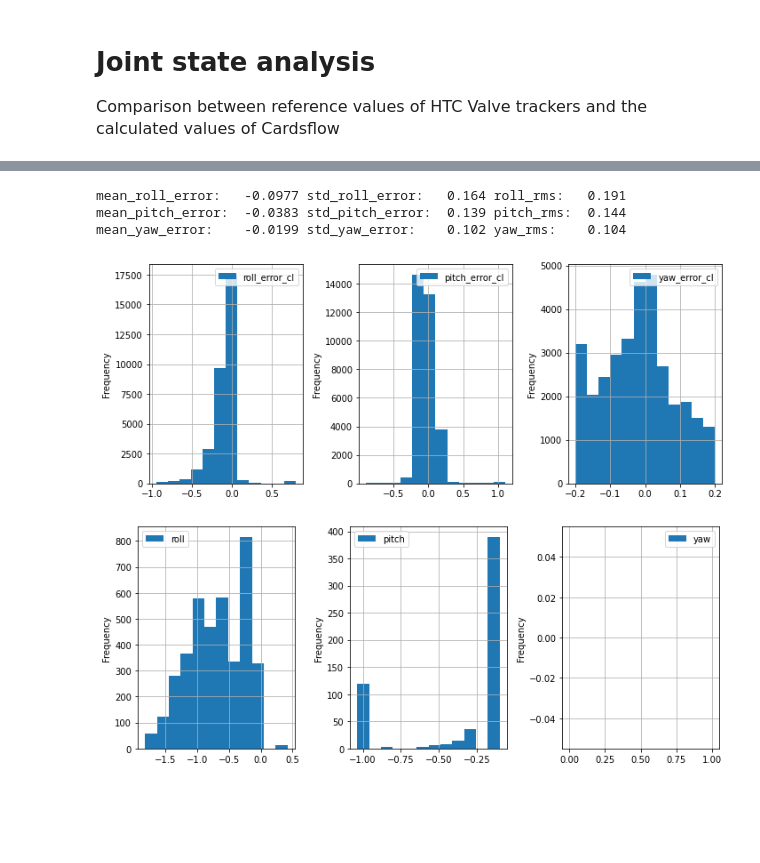
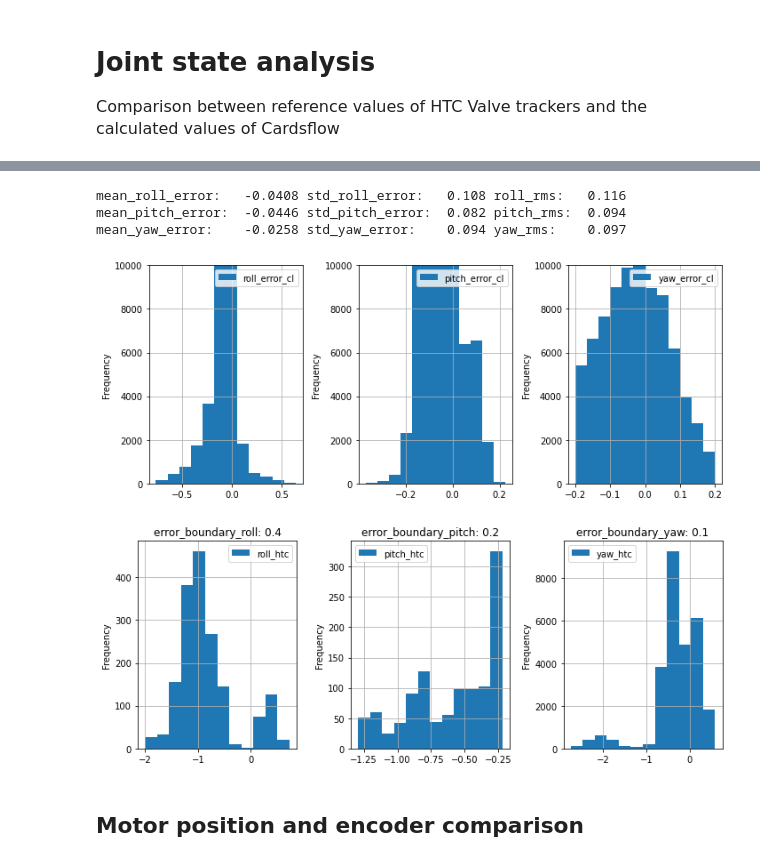
Before and after one commit to Roboy/joint_state_analysis, a Jupyter notebook: Data_Analysis_joint_states.ipynb, the cells around one changed output, grey strips where cells are left out. Cells and saved outputs as stored; diff of their text form; code cells hidden in the pictures; blank space fills up the shorter version.

```diff
--- a/Data_Analysis_joint_states.ipynb
+++ b/Data_Analysis_joint_states.ipynb
@@ -29,25 +20,36 @@ import matplotlib.pyplot as plt
 # %%
 # load dataset generated from the script write_data_from_rosbag_HTC_Cardsflow.py ...
 # which took data from rosbag recording
-dataset = pd.read_csv('/home/niels/Documents/Roboy/data/2021_05_17_shoulder_right_cf_data.log',delim_whitespace=True, header=0)
+dataset = pd.read_csv('/home/niels/Documents/Roboy/joint_state_analysis/data/2021_05_25_right_shoulder_60min_wdisp.log',delim_whitespace=True, header=0)
 # %%
 dataset = dataset.dropna()                                             # remove nan rows
-dataset['roll_error'] = dataset['roll']-dataset['roll_cf']     # error_roll
-dataset['pitch_error'] = dataset['pitch']-dataset['pitch_cf'] # error_pitch
-dataset['yaw_error'] = dataset['yaw']-dataset['yaw_cf']         # error_yaw
+dataset['roll_error'] = dataset['roll_htc']-dataset['roll_cf']     # error_roll
+dataset['pitch_error'] = dataset['pitch_htc']-dataset['pitch_cf'] # error_pitch
+dataset['yaw_error'] = dataset['yaw_htc']-dataset['yaw_cf']         # error_yaw
 
 # also put limits on HTC_tracker joint values
 # limit shoulder_right_axis0 (roll)  lower="-1.0" upper="0.3"
 # limit shoulder_right_axis1 (pitch) lower="-1.2" upper="0.0"
 # limit shoulder_right_axis2 (yaw)   lower="-0.1" upper="0.1"
-dataset['roll_clamped'] = dataset['roll'].clip(upper=0.3, lower=-1.0)
-dataset['pitch_clamped'] = dataset['pitch'].clip(upper=0.0, lower=-1.2)
-dataset['yaw_clamped'] = dataset['yaw'].clip(upper=0.1, lower=-0.1)
+dataset['roll_clamped'] = dataset['roll_htc'].clip(upper=0.3, lower=-1.0)
+dataset['pitch_clamped'] = dataset['pitch_htc'].clip(upper=0.0, lower=-1.2)
+dataset['yaw_clamped'] = dataset['yaw_htc'].clip(upper=0.1, lower=-0.1)
 
 
 dataset['roll_error_cl'] = dataset['roll_clamped']-dataset['roll_cf']    # error_roll
 dataset['pitch_error_cl'] = dataset['pitch_clamped']-dataset['pitch_cf'] # error_pitch
 dataset['yaw_error_cl'] = dataset['yaw_clamped']-dataset['yaw_cf']       # error_yaw
 
+# turn values around for # mp0-mp3 * -1 # mp12-mp15 * -1 (in original data e.g. m_p0 has switched values in comparison to m_e0)
+dataset['m_p0'] = dataset['m_p0']*(-1)
+dataset['m_p1'] = dataset['m_p1']*(-1)
+dataset['m_p2'] = dataset['m_p2']*(-1)
+dataset['m_p3'] = dataset['m_p3']*(-1)
+
+dataset['m_p12'] = dataset['m_p12']*(-1)
+dataset['m_p13'] = dataset['m_p13']*(-1)
+dataset['m_p14'] = dataset['m_p14']*(-1)
+dataset['m_p15'] = dataset['m_p15']*(-1)
+
 dataset
 # %% [output]
@@ -146,34 +144,40 @@ print("mean_roll_error:  ", round(mean_roll,4), "std_roll_error:  ", round(std_r
 print("mean_pitch_error: ", round(mean_pitch,4), "std_pitch_error: ", round(std_pitch,3), "pitch_rms: ",round(pitch_rms,3))
 print("mean_yaw_error:   ", round(mean_yaw,4), "std_yaw_error:   ", round(std_yaw,3), "yaw_rms:   ",round(yaw_rms,3))
 # %% [output]
-mean_roll_error:   -0.0977 std_roll_error:   0.164 roll_rms:   0.191
-mean_pitch_error:  -0.0383 std_pitch_error:  0.139 pitch_rms:  0.144
-mean_yaw_error:    -0.0199 std_yaw_error:    0.102 yaw_rms:    0.104
+mean_roll_error:   -0.0408 std_roll_error:   0.108 roll_rms:   0.116
+mean_pitch_error:  -0.0446 std_pitch_error:  0.082 pitch_rms:  0.094
+mean_yaw_error:    -0.0258 std_yaw_error:    0.094 yaw_rms:    0.097
 # %%
 # determine how often which error amount occours
 fig, (ax1,ax2,ax3) = plt.subplots(1,3, figsize=(10,4))  # 1 row, 3 columns
-
-dataset['roll_error_cl'].plot.hist(bins=12, grid=True, legend=True,ax =ax1)
-dataset['pitch_error_cl'].plot.hist(bins=12, grid=True, legend=True,ax =ax2)
-dataset['yaw_error_cl'].plot.hist(bins=12, grid=True, legend=True,ax =ax3)
+ylim_val=(0,10000)
+dataset['roll_error_cl'].plot.hist(bins=12, grid=True, legend=True,ax =ax1, ylim=ylim_val)
+dataset['pitch_error_cl'].plot.hist(bins=12, grid=True, legend=True,ax =ax2, ylim=ylim_val)
+dataset['yaw_error_cl'].plot.hist(bins=12, grid=True, legend=True,ax =ax3, ylim=ylim_val)
 plt.tight_layout()  # Optional ... often improves the layout
 # %% [output]
-[figure, old version]
+[figure, new version]
 # %%
 # determine joint angles where |roll_error_cl| > x
-error_amount = 0.25
 
-dataset['roll_error_>x'] = ((dataset.roll_error_cl>error_amount) | (dataset.roll_error_cl< -error_amount))
-dataset['pitch_error_>x'] = ((dataset.pitch_error_cl>error_amount) | (dataset.pitch_error_cl< -error_amount))
-dataset['yaw_error_>x'] = ((dataset.yaw_error_cl>error_amount) | (dataset.yaw_error_cl< -error_amount))
+ # set error amount boundary for each joint
+error_boundary_roll = 0.4
+error_boundary_pitch = 0.2
+error_boundary_yaw = 0.1
+
+dataset['roll_error_>x'] = ((dataset.roll_error_cl>error_boundary_roll) | (dataset.roll_error_cl< -error_boundary_roll))
+dataset['pitch_error_>x'] = ((dataset.pitch_error_cl>error_boundary_pitch) | (dataset.pitch_error_cl< -error_boundary_pitch))
+dataset['yaw_error_>x'] = ((dataset.yaw_error_cl>error_boundary_yaw) | (dataset.yaw_error_cl< -error_boundary_yaw))
 dataset1=dataset.loc[dataset['roll_error_>x'] == True]
 dataset2=dataset.loc[dataset['pitch_error_>x'] == True]
 dataset3=dataset.loc[dataset['yaw_error_>x'] == True]
 
 fig, (ax1,ax2,ax3) = plt.subplots(1,3, figsize=(10,4))  # 1 row, 3 columns
-dataset1['roll'].plot.hist(bins=12, grid=True, legend=True,ax =ax1)
-dataset2['pitch'].plot.hist(bins=12, grid=True, legend=True,ax =ax2)
-dataset3['yaw'].plot.hist(bins=12, grid=True, legend=True,ax =ax3)
+dataset1['roll_htc'].plot.hist(bins=12, grid=True, legend=True,ax =ax1, title=f"error_boundary_roll: {error_boundary_roll}")
+dataset2['pitch_htc'].plot.hist(bins=12, grid=True, legend=True,ax =ax2, title=f"error_boundary_pitch: {error_boundary_pitch}")
+dataset3['yaw_htc'].plot.hist(bins=12, grid=True, legend=True,ax =ax3, title=f"error_boundary_yaw: {error_boundary_yaw}")
 plt.tight_layout()  # Optional ... often improves the layout
 # %% [output]
-[figure, old version]
+[figure, new version]
+# %% [markdown]
+## Motor position and encoder comparison
```
Also changed, not shown: parts of 10 cells of this notebook.
